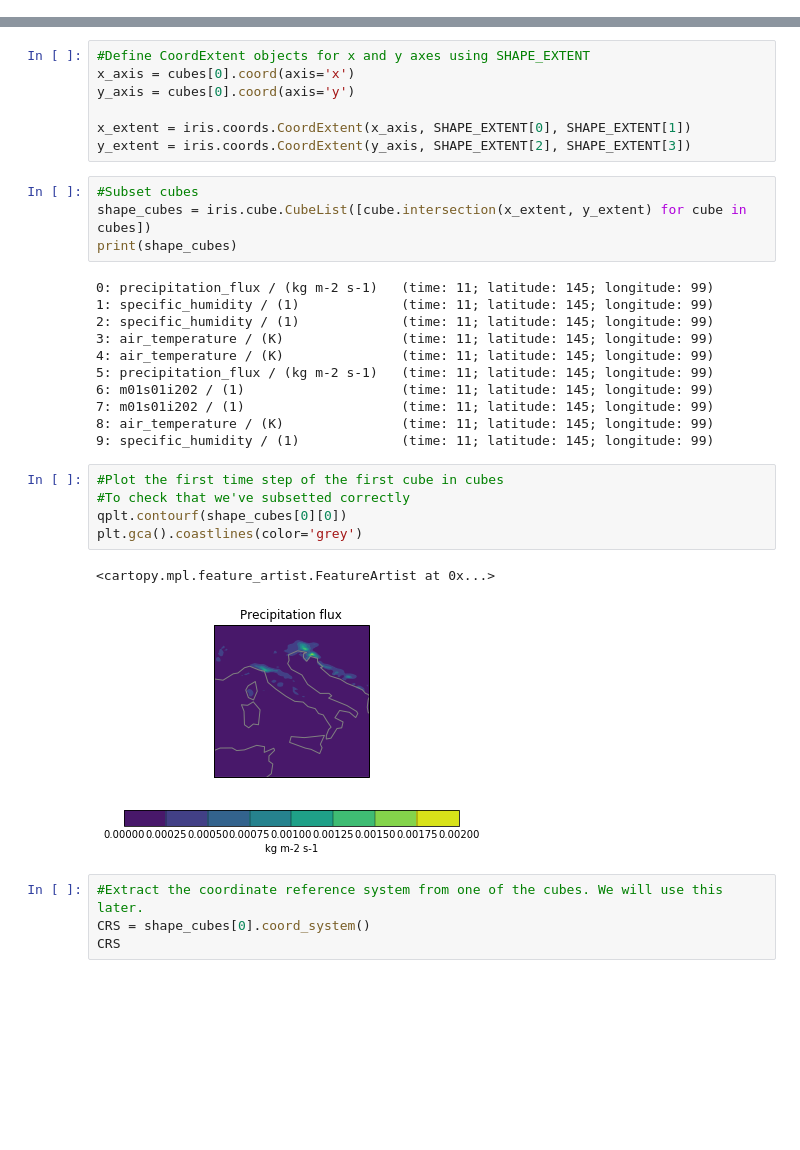
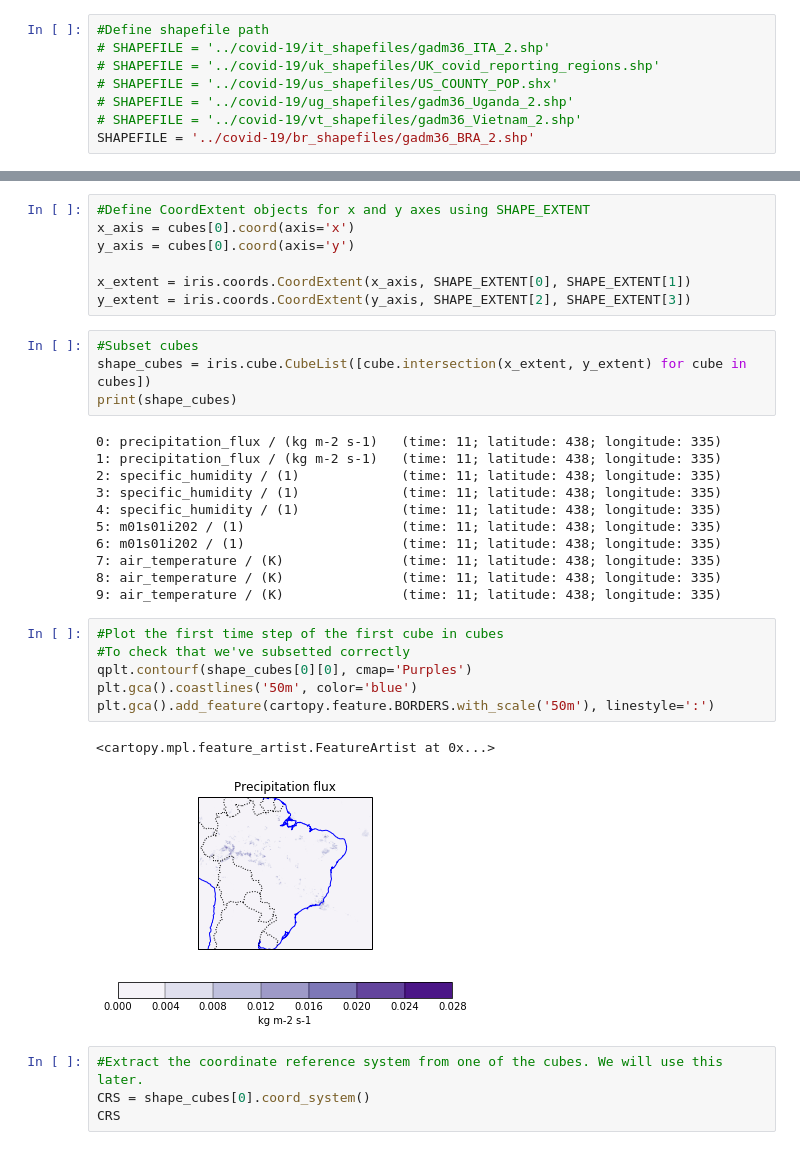
Before and after one commit to informatics-lab/covid-19_shapecutter, a Jupyter notebook: extract_regional_data_using_shapefile.ipynb, the cells around one changed output, grey strips where cells are left out. Drawn from its saved outputs; the diff is of its cells as text; blank space fills up the shorter version.

Commit message:
uk, usa, italy, vietnam, uganda and brazil shapefiles all tested. Minor changes to global variable names and funcs

```diff
--- a/extract_regional_data_using_shapefile.ipynb
+++ b/extract_regional_data_using_shapefile.ipynb
@@ -70,3 +67,11 @@ SHAPEFILE = '../covid-19/it_shapefiles/gadm36_ITA_2.shp'
+# %%
+#Define shapefile path
+# SHAPEFILE = '../covid-19/it_shapefiles/gadm36_ITA_2.shp'
+# SHAPEFILE = '../covid-19/uk_shapefiles/UK_covid_reporting_regions.shp'
+# SHAPEFILE = '../covid-19/us_shapefiles/US_COUNTY_POP.shx'
+# SHAPEFILE = '../covid-19/ug_shapefiles/gadm36_Uganda_2.shp'
+# SHAPEFILE = '../covid-19/vt_shapefiles/gadm36_Vietnam_2.shp'
+SHAPEFILE = '../covid-19/br_shapefiles/gadm36_BRA_2.shp'
 # %%
 #Load the shapefile
 shape_reader = shpreader.Reader(SHAPEFILE)
@@ -267,24 +273,25 @@ y_extent = iris.coords.CoordExtent(y_axis, SHAPE_EXTENT[2], SHAPE_EXTENT[3])
 shape_cubes = iris.cube.CubeList([cube.intersection(x_extent, y_extent) for cube in cubes])
 print(shape_cubes)
 # %% [output]
-0: precipitation_flux / (kg m-2 s-1)   (time: 11; latitude: 145; longitude: 99)
-1: specific_humidity / (1)             (time: 11; latitude: 145; longitude: 99)
-2: specific_humidity / (1)             (time: 11; latitude: 145; longitude: 99)
-3: air_temperature / (K)               (time: 11; latitude: 145; longitude: 99)
-4: air_temperature / (K)               (time: 11; latitude: 145; longitude: 99)
-5: precipitation_flux / (kg m-2 s-1)   (time: 11; latitude: 145; longitude: 99)
-6: m01s01i202 / (1)                    (time: 11; latitude: 145; longitude: 99)
-7: m01s01i202 / (1)                    (time: 11; latitude: 145; longitude: 99)
-8: air_temperature / (K)               (time: 11; latitude: 145; longitude: 99)
-9: specific_humidity / (1)             (time: 11; latitude: 145; longitude: 99)
+0: precipitation_flux / (kg m-2 s-1)   (time: 11; latitude: 438; longitude: 335)
+1: precipitation_flux / (kg m-2 s-1)   (time: 11; latitude: 438; longitude: 335)
+2: specific_humidity / (1)             (time: 11; latitude: 438; longitude: 335)
+3: specific_humidity / (1)             (time: 11; latitude: 438; longitude: 335)
+4: specific_humidity / (1)             (time: 11; latitude: 438; longitude: 335)
+5: m01s01i202 / (1)                    (time: 11; latitude: 438; longitude: 335)
+6: m01s01i202 / (1)                    (time: 11; latitude: 438; longitude: 335)
+7: air_temperature / (K)               (time: 11; latitude: 438; longitude: 335)
+8: air_temperature / (K)               (time: 11; latitude: 438; longitude: 335)
+9: air_temperature / (K)               (time: 11; latitude: 438; longitude: 335)
 # %%
 #Plot the first time step of the first cube in cubes
 #To check that we've subsetted correctly
-qplt.contourf(shape_cubes[0][0])
-plt.gca().coastlines(color='grey')
+qplt.contourf(shape_cubes[0][0], cmap='Purples')
+plt.gca().coastlines('50m', color='blue')
+plt.gca().add_feature(cartopy.feature.BORDERS.with_scale('50m'), linestyle=':')
 # %% [output]
 <cartopy.mpl.feature_artist.FeatureArtist at 0x...>
-[figure, old version]
+[figure, new version]
 # %%
 #Extract the coordinate reference system from one of the cubes. We will use this later.
 CRS = shape_cubes[0].coord_system()
```
Also changed, not shown: parts of 27 cells of this notebook.
